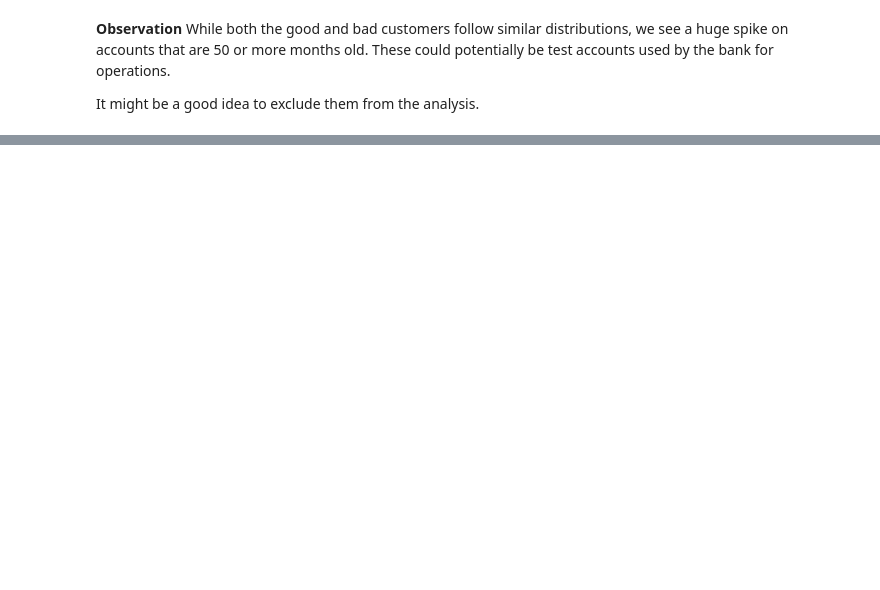
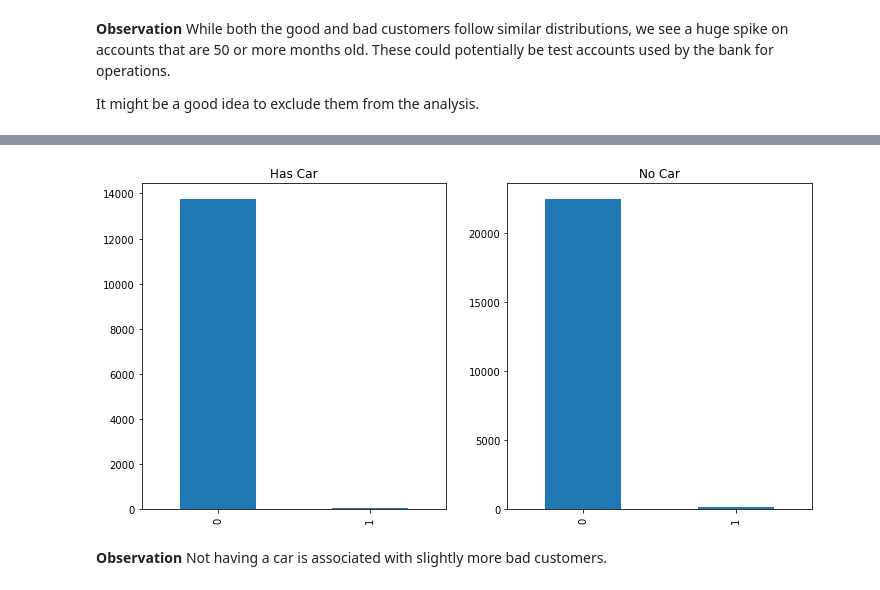
Before and after one commit to jmoschos/Credit-score-approval, a Jupyter notebook: Credit_score.ipynb, the cells around one changed output, grey strips where cells are left out. Cells and saved outputs as stored; diff of their text form; code cells hidden in the pictures; blank space fills up the shorter version.

```diff
--- a/Credit_score.ipynb
+++ b/Credit_score.ipynb
@@ -151,0 +368,10 @@ ax.set_xticks([])
+# %%
+unique_cars = new_data.FLAG_OWN_CAR.unique()
+cars = [new_data[new_data.FLAG_OWN_CAR==car] for car in unique_cars]
+# %%
+
+for car in cars:
+    print("Has Car: ", car.FLAG_OWN_CAR.unique())
+    print("Number of customers:", len(car))
+    print("Percentage of good customers", sum(car.Label ==0)/len(car))
+    print("Percentage of bad customers", sum(car.Label == 1)/len(car))
@@ -151,0 +387,15 @@ ax.set_xticks([])
+# %%
+nrows = 1
+ncols = 2
+
+fig, axes = plt.subplots(nrows,ncols,figsize =(12,6))
+
+for i,car in enumerate(cars):
+    car.Label.value_counts().plot(kind = "bar", ax = axes[i])
+    axes[i].set_title("Has Car" if(car.FLAG_OWN_CAR.unique()=="Y") else "No Car")
+
+plt.show()
+# %% [output]
+[figure, added]
+# %% [markdown]
+**Observation** Not having a car is associated with slightly more bad customers.
```
Also changed, not shown: parts of 46 cells of this notebook.
